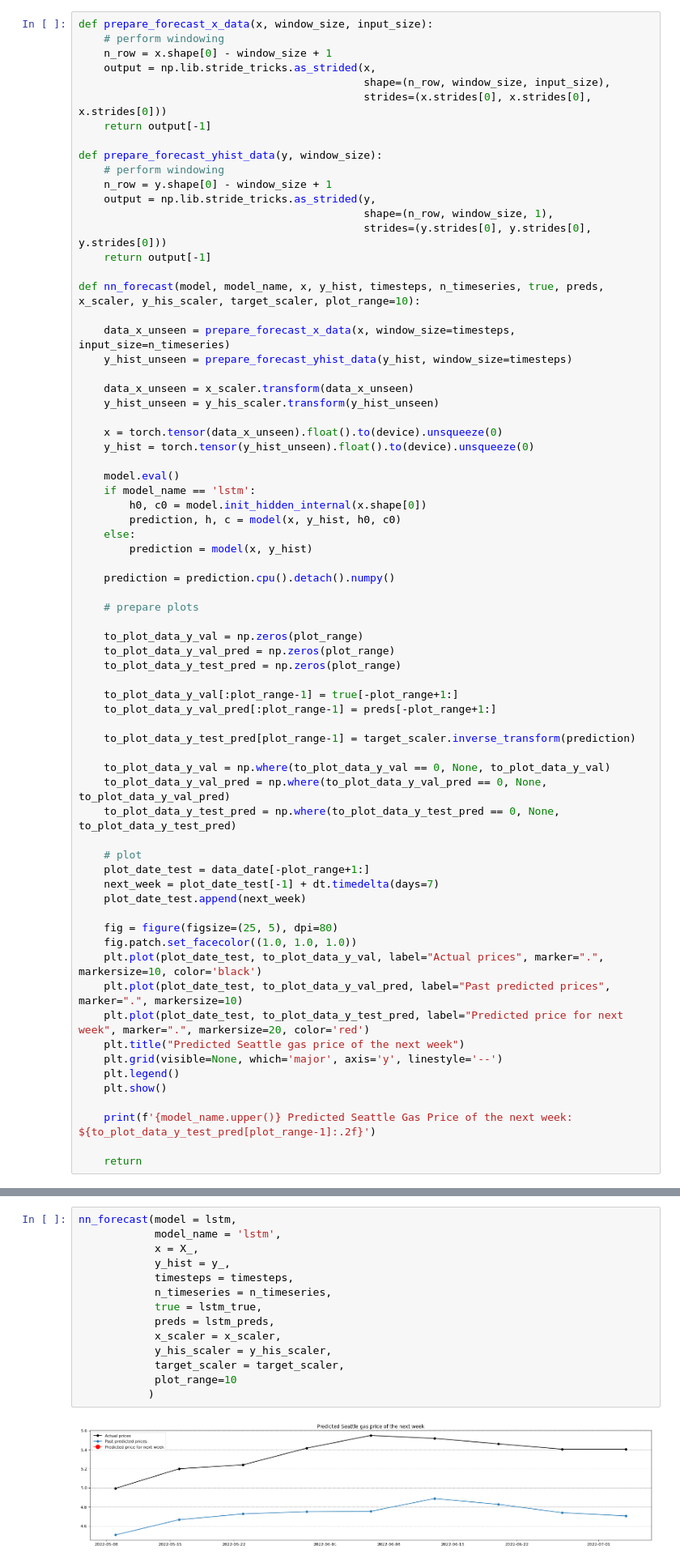
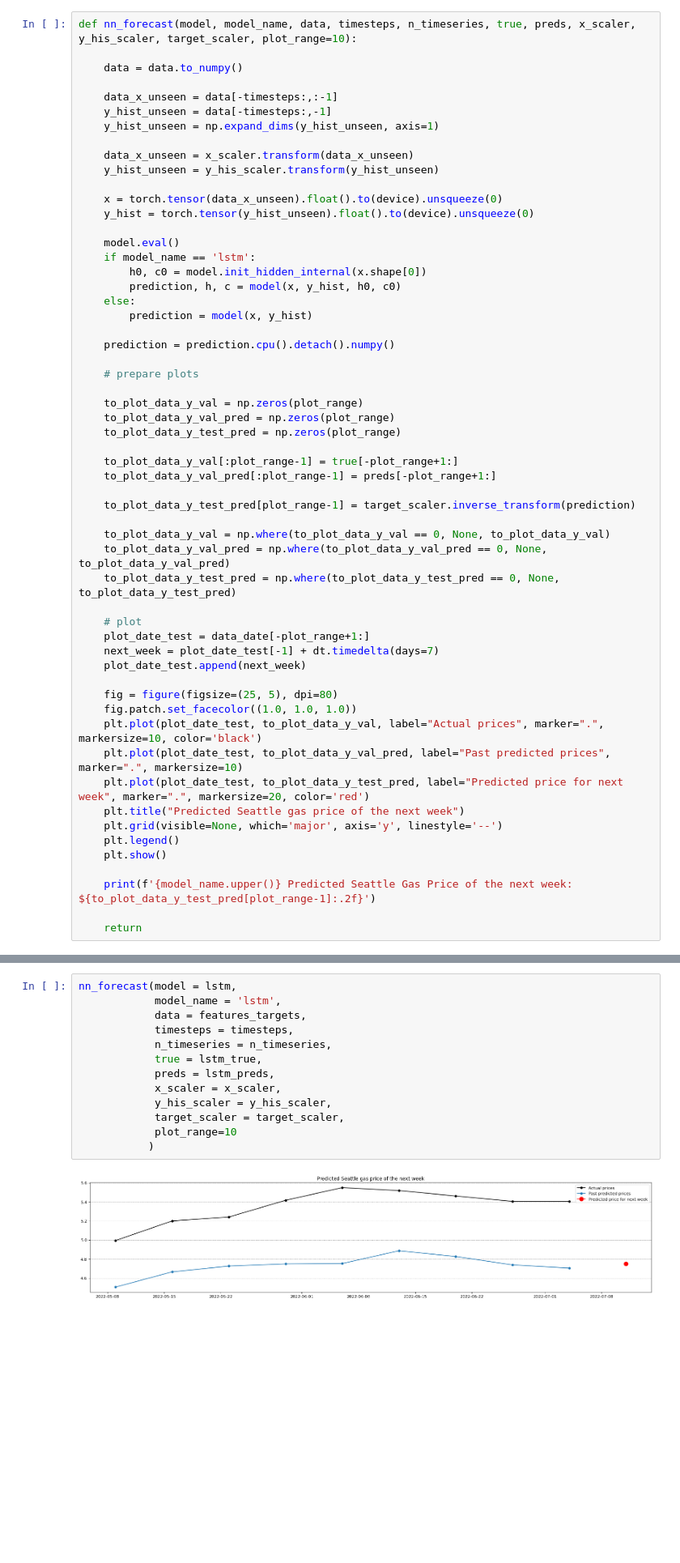
Before and after one commit to chrisprasanna/Predicting_Seattle_Gas_Prices_with_ML, a Jupyter notebook: Natural_Gas_Stock_Forecast-v5.ipynb, the cells around one changed output, grey strips where cells are left out. Shown at 81% size. Saved outputs shown, nothing was run; the diff lists cells and outputs as text; blank space fills up the shorter version.

```diff
--- a/Natural_Gas_Stock_Forecast-v5.ipynb
+++ b/Natural_Gas_Stock_Forecast-v5.ipynb
@@ -763,26 +763,13 @@ def nn_eval(model, model_name, data_test_loader, target_scaler):
 
     return mse, mae, r2, pcc, preds, true
 # %%
-def prepare_forecast_x_data(x, window_size, input_size):
-    # perform windowing
-    n_row = x.shape[0] - window_size + 1
-    output = np.lib.stride_tricks.as_strided(x,
-                                             shape=(n_row, window_size, input_size),
-                                             strides=(x.strides[0], x.strides[0], x.strides[0]))
-    return output[-1]
+def nn_forecast(model, model_name, data, timesteps, n_timeseries, true, preds, x_scaler, y_his_scaler, target_scaler, plot_range=10):
 
-def prepare_forecast_yhist_data(y, window_size):
-    # perform windowing
-    n_row = y.shape[0] - window_size + 1
-    output = np.lib.stride_tricks.as_strided(y,
-                                             shape=(n_row, window_size, 1),
-                                             strides=(y.strides[0], y.strides[0], y.strides[0]))
-    return output[-1]
+    data = data.to_numpy()
 
-def nn_forecast(model, model_name, x, y_hist, timesteps, n_timeseries, true, preds, x_scaler, y_his_scaler, target_scaler, plot_range=10):
-
-    data_x_unseen = prepare_forecast_x_data(x, window_size=timesteps, input_size=n_timeseries)
-    y_hist_unseen = prepare_forecast_yhist_data(y_hist, window_size=timesteps)
+    data_x_unseen = data[-timesteps:,:-1]
+    y_hist_unseen = data[-timesteps:,-1]
+    y_hist_unseen = np.expand_dims(y_hist_unseen, axis=1)
 
     data_x_unseen = x_scaler.transform(data_x_unseen)
     y_hist_unseen = y_his_scaler.transform(y_hist_unseen)
@@ -1137,16 +1124,15 @@ lstm_mse, lstm_mae, lstm_r2, lstm_pcc, lstm_preds, lstm_true = nn_eval(model=lst
 # %%
 nn_forecast(model = lstm,
             model_name = 'lstm',
-            x = X_,
-            y_hist = y_,
+            data = features_targets,
             timesteps = timesteps,
             n_timeseries = n_timeseries,
             true = lstm_true,
             preds = lstm_preds,
             x_scaler = x_scaler,
             y_his_scaler = y_his_scaler,
             target_scaler = target_scaler,
             plot_range=10
            )
 # %% [output]
-[figure, old version]
+[figure, new version]
```
Also changed, not shown: parts of 2 cells of this notebook.
